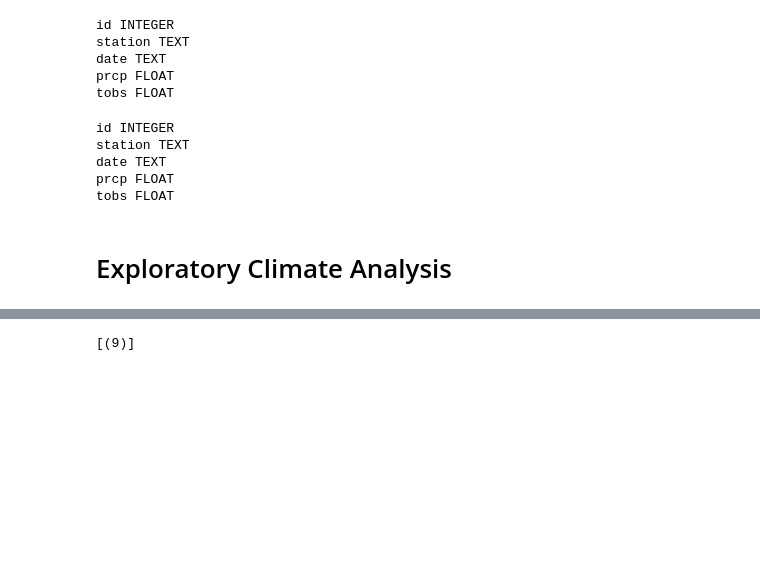
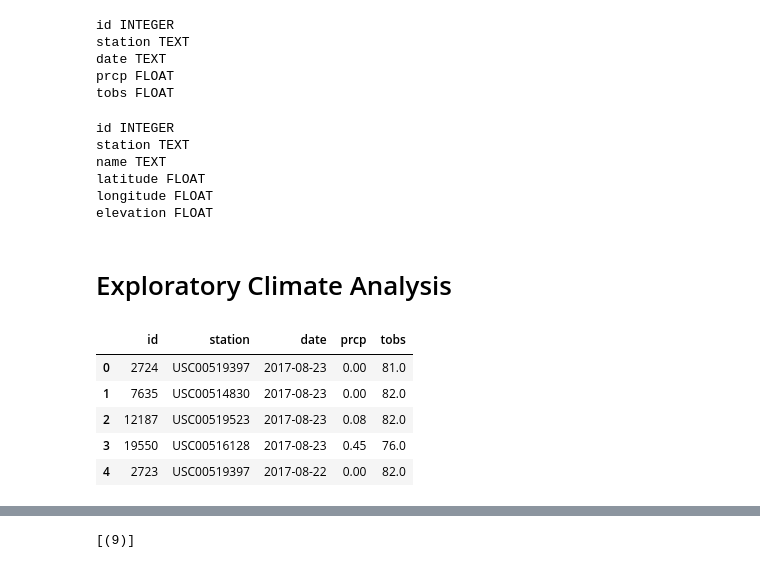
Before and after one commit to abbylemon/sqlalchemy-challenge, a Jupyter notebook: climate.ipynb, the cells around one changed output, grey strips where cells are left out. Drawn from its saved outputs; the diff is of its cells as text; code cells hidden in the pictures; blank space fills up the shorter version.

```diff
--- a/climate.ipynb
+++ b/climate.ipynb
@@ -49,26 +51,43 @@ tobs FLOAT
 # %%
 # get list of column names and types
 s_columns = inspector.get_columns('station')
-for c in columns:
+for c in s_columns:
     print(c['name'], c['type'])
 # %% [output]
 id INTEGER
 station TEXT
-date TEXT
-prcp FLOAT
-tobs FLOAT
+name TEXT
+latitude FLOAT
+longitude FLOAT
+elevation FLOAT
 # %% [markdown]
 # Exploratory Climate Analysis
 # %%
 # Design a query to retrieve the last 12 months of precipitation data and plot the results
-
-
 # Calculate the date 1 year ago from the last data point in the database
-
 # Perform a query to retrieve the data and precipitation scores
-
 # Save the query results as a Pandas DataFrame and set the index to the date column
 
+lastestmeasurement = session.query(Measurement.date).order_by(Measurement.date.desc()).first()
+twelveMonthsAgo = dt.date(2017, 8, 23) - dt.timedelta(days=365)
+
+lastyearofdata = session.query(Measurement).\
+    filter(Measurement.date > twelveMonthsAgo).\
+    order_by(Measurement.date.desc()).statement
+
+lastyearofdata_df = pd.read_sql_query(lastyearofdata, session.bind)
+
 # Sort the dataframe by date
+lastyear_bydate_df = lastyearofdata_df.groupby("date").mean()
+lastyear_bydate_df = lastyear_bydate_df.reset_index()
+lastyear_bydate_df
 
-# Use Pandas Plotting with Matplotlib to plot the data
+lastyear_bydate_df = lastyear_bydate_df.sort_values('date')
+lastyearofdata_df.head()
+# %% [output]
+|  | id | station | date | prcp | tobs |
+| 0 | 2724 | USC00519397 | 2017-08-23 | 0.00 | 81.0 |
+| 1 | 7635 | USC00514830 | 2017-08-23 | 0.00 | 82.0 |
+| 2 | 12187 | USC00519523 | 2017-08-23 | 0.08 | 82.0 |
+| 3 | 19550 | USC00516128 | 2017-08-23 | 0.45 | 76.0 |
+| 4 | 2723 | USC00519397 | 2017-08-22 | 0.00 | 82.0 |
```
Also changed, not shown: parts of 5 cells of this notebook.
